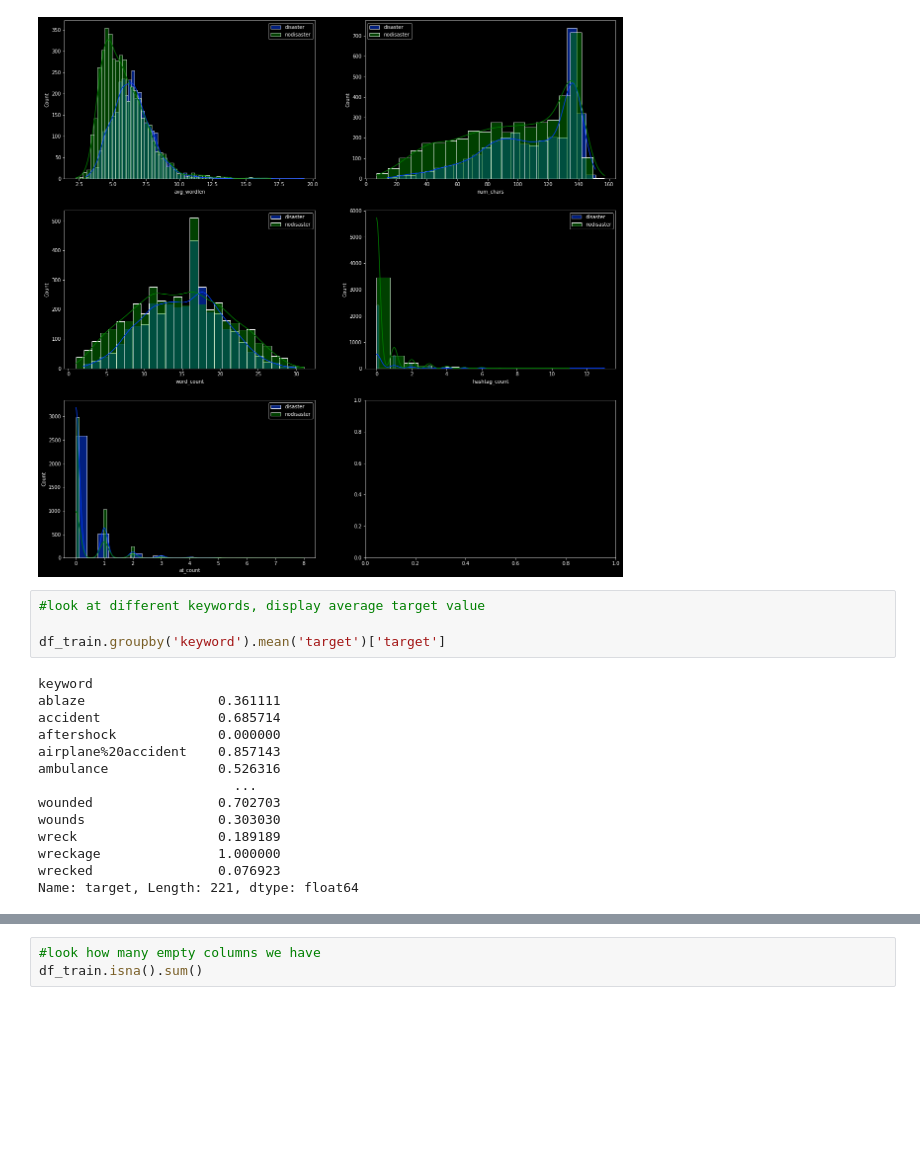
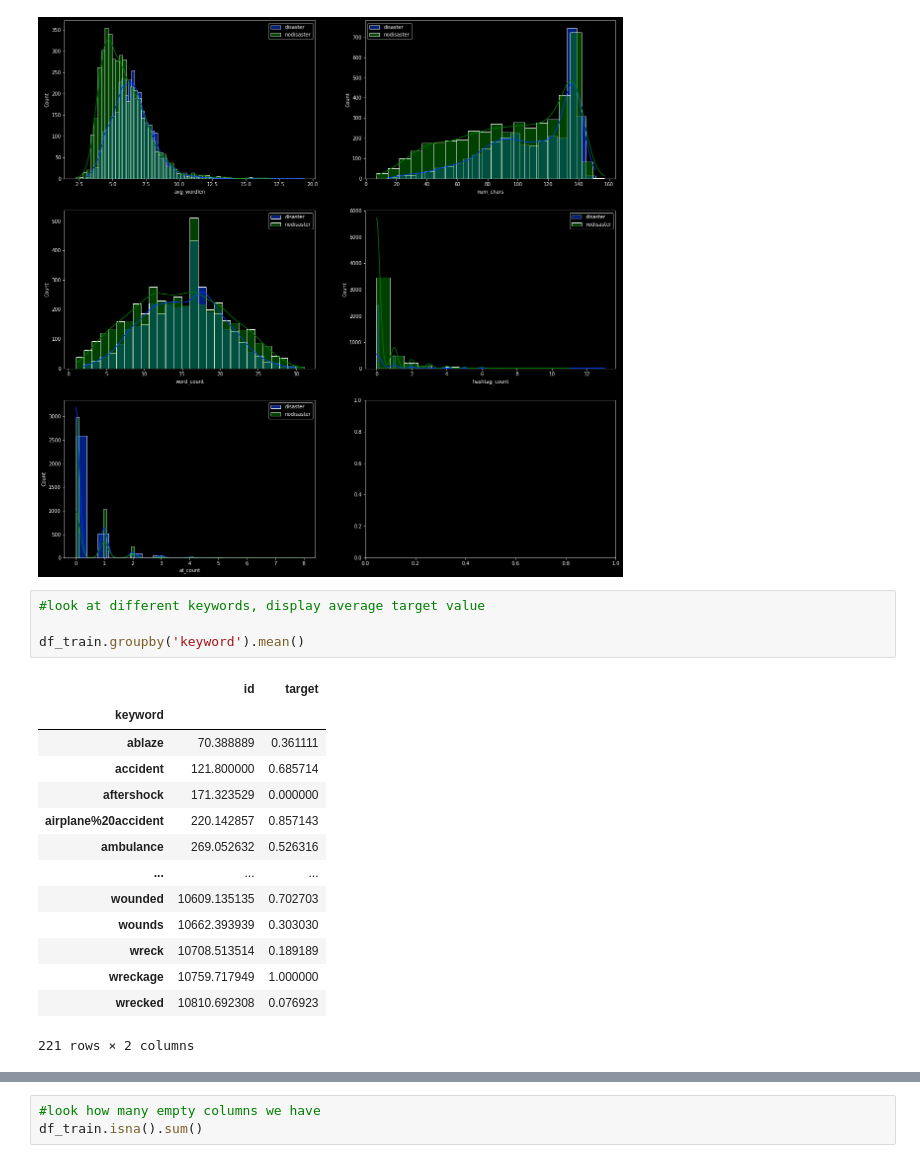
Before and after one commit to LRozeboom/nlp_disaster, a Jupyter notebook: disaster_analysis_tensorflow.ipynb, the cells around one changed output, grey strips where cells are left out. Cells and saved outputs as stored; diff of their text form; blank space fills up the shorter version.

```diff
--- a/disaster_analysis_tensorflow.ipynb
+++ b/disaster_analysis_tensorflow.ipynb
@@ -145,21 +300,22 @@ axes[2,0].legend()
 # %%
 #look at different keywords, display average target value
 
-df_train.groupby('keyword').mean('target')['target']
+df_train.groupby('keyword').mean()
 # %% [output]
+|  | id | target |
+| keyword |  |  |
+| ablaze | 70.388889 | 0.361111 |
+| accident | 121.800000 | 0.685714 |
+| aftershock | 171.323529 | 0.000000 |
+| airplane%20accident | 220.142857 | 0.857143 |
+| ambulance | 269.052632 | 0.526316 |
+| ... | ... | ... |
+| wounded | 10609.135135 | 0.702703 |
+| wounds | 10662.393939 | 0.303030 |
+| wreck | 10708.513514 | 0.189189 |
+| wreckage | 10759.717949 | 1.000000 |
+| wrecked | 10810.692308 | 0.076923 |
-keyword
-ablaze                 0.361111
-accident               0.685714
-aftershock             0.000000
-airplane%20accident    0.857143
-ambulance              0.526316
-                         ...
-wounded                0.702703
-wounds                 0.303030
-wreck                  0.189189
-wreckage               1.000000
-wrecked                0.076923
-Name: target, Length: 221, dtype: float64
+221 rows × 2 columns
 # %%
 #keyword distribution for disaster and non-disaster
 disaster_keywordcounts=disaster['keyword'].value_counts()
```
Also changed, not shown: parts of 15 cells of this notebook.
